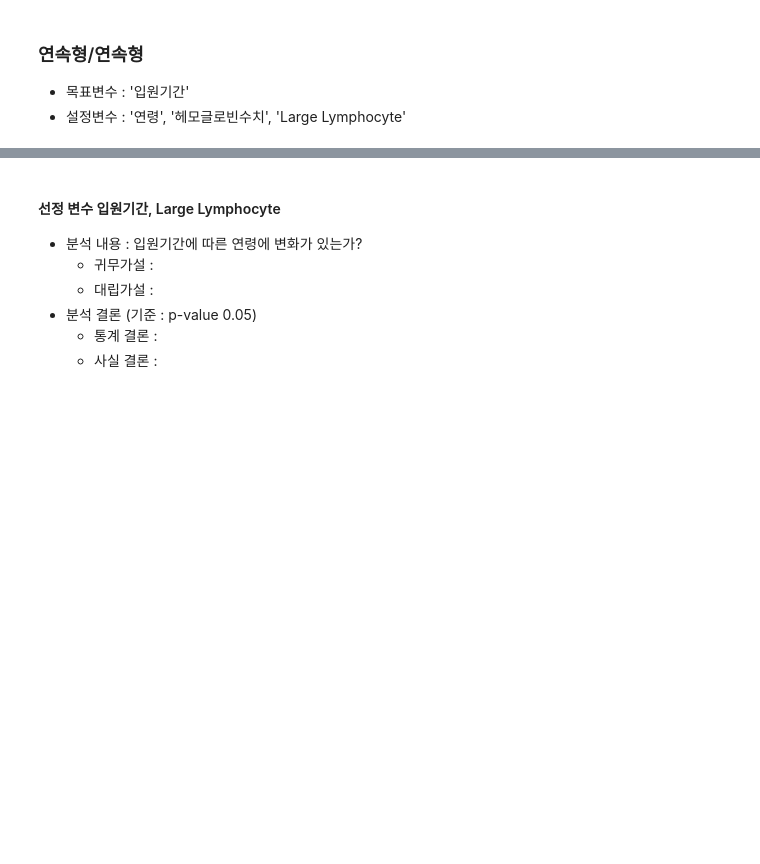
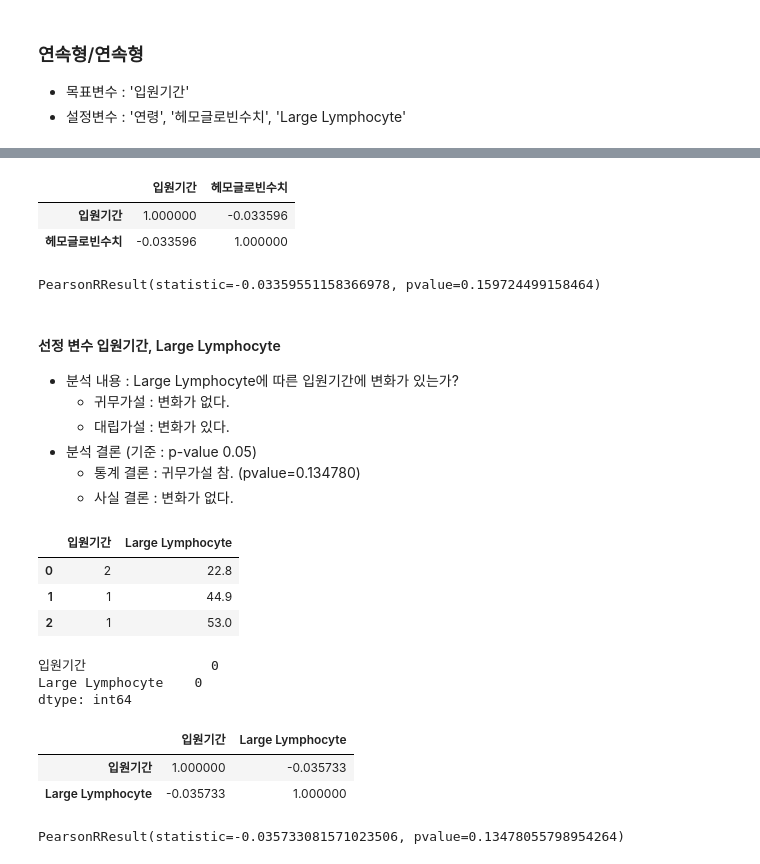
Before and after one commit to estskyway/toy_data_analysis, a Jupyter notebook: code/CDA/RecurrenceOfSurgery_Toto_CDA_Condition.ipynb, the cells around one changed output, grey strips where cells are left out. Drawn from its saved outputs; the diff is of its cells as text; code cells hidden in the pictures; blank space fills up the shorter version.

```diff
--- a/code/CDA/RecurrenceOfSurgery_Toto_CDA_Condition.ipynb
+++ b/code/CDA/RecurrenceOfSurgery_Toto_CDA_Condition.ipynb
@@ -95,8 +278,42 @@ df_ROS.info()
+# %%
+df_ROS_hemo.corr()
+# %% [output]
+|  | 입원기간 | 헤모글로빈수치 |
+| 입원기간 | 1.000000 | -0.033596 |
+| 헤모글로빈수치 | -0.033596 | 1.000000 |
+# %%
+stats.pearsonr(df_ROS_hemo['헤모글로빈수치'],df_ROS_hemo['입원기간'])
+# %% [output]
+PearsonRResult(statistic=-0.03359551158366978, pvalue=0.159724499158464)
 # %% [markdown]
 #### 선정 변수 입원기간, Large Lymphocyte
-- 분석 내용 : 입원기간에 따른 연령에 변화가 있는가?
-    - 귀무가설 :
-    - 대립가설 :
+- 분석 내용 : Large Lymphocyte에 따른 입원기간에 변화가 있는가?
+    - 귀무가설 : 변화가 없다.
+    - 대립가설 : 변화가 있다.
 - 분석 결론 (기준 : p-value 0.05)
-    - 통계 결론 :
-    - 사실 결론 :
+    - 통계 결론 : 귀무가설 참. (pvalue=0.134780)
+    - 사실 결론 : 변화가 없다.
+# %%
+df_ROS_LL = df_ROS[['입원기간', 'Large Lymphocyte']]
+df_ROS_LL[:3]
+# %% [output]
+|  | 입원기간 | Large Lymphocyte |
+| 0 | 2 | 22.8 |
+| 1 | 1 | 44.9 |
+| 2 | 1 | 53.0 |
+# %%
+df_ROS_LL.isnull().sum()
+# %% [output]
+입원기간                0
+Large Lymphocyte    0
+dtype: int64
+# %%
+df_ROS_LL.corr()
+# %% [output]
+|  | 입원기간 | Large Lymphocyte |
+| 입원기간 | 1.000000 | -0.035733 |
+| Large Lymphocyte | -0.035733 | 1.000000 |
+# %%
+stats.pearsonr(df_ROS_LL['Large Lymphocyte'],df_ROS_LL['입원기간'])
+# %% [output]
+PearsonRResult(statistic=-0.035733081571023506, pvalue=0.13478055798954264)
```
Also changed, not shown: parts of 57 cells of this notebook.
